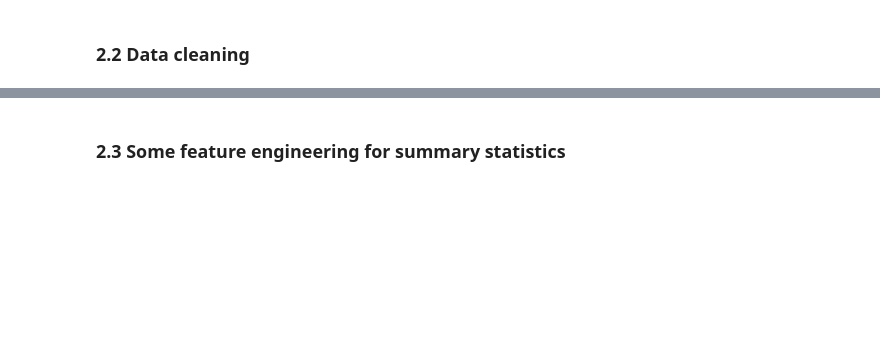
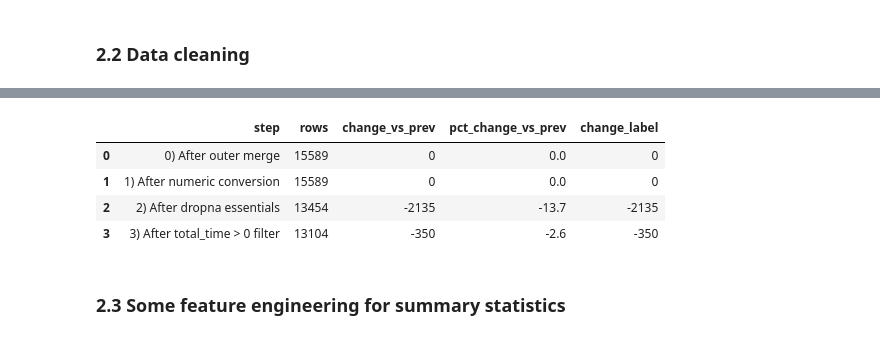
Before and after one commit to Capacesse/NUS-Allrecipes-DataAnalysis-2026, a Jupyter notebook: main_project.ipynb, the cells around one changed output, grey strips where cells are left out. Cells and saved outputs as stored; diff of their text form; code cells hidden in the pictures; blank space fills up the shorter version.

Commit message:
Update notebook content on isolated branch.
Push only main_project.ipynb changes for review without including local comparison files.

Made-with: Cursor

```diff
--- a/main_project.ipynb
+++ b/main_project.ipynb
@@ -82,2 +152,62 @@ Other than empty ratings, time and ingredients using NA, some values in the 'aut
+# %%
+import pandas as pd
+
+# Start fresh from raw merge inputs
+df_step = pd.merge(
+    df_recipes,
+    df_cuisines[['url', 'country']].rename(columns={'country': 'cuisine'}),
+    on='url',
+    how='outer'
+)
+
+audit = []
+def log_step(step_name, frame):
+    audit.append({
+        "step": step_name,
+        "rows": len(frame)
+    })
+
+# Step 0: after merge
+log_step("0) After outer merge", df_step)
+
+# Step 1: numeric conversion (row count usually unchanged)
+num_cols = [
+    "calories", "fat", "carbs", "protein", "avg_rating",
+    "total_ratings", "reviews", "prep_time", "cook_time",
+    "total_time", "servings"
+]
+for col in num_cols:
+    df_step[col] = pd.to_numeric(df_step[col], errors="coerce")
+log_step("1) After numeric conversion", df_step)
+
+# Step 2: drop missing essentials
+df_step = df_step.dropna(subset=[
+    "name", "avg_rating", "ingredients", "prep_time", "cook_time", "total_time"
+])
+log_step("2) After dropna essentials", df_step)
+
+# Step 3: remove total_time <= 0
+df_step = df_step[df_step["total_time"] > 0]
+log_step("3) After total_time > 0 filter", df_step)
+
+# Build summary table
+summary = pd.DataFrame(audit)
+summary["change_vs_prev"] = summary["rows"].diff().fillna(0).astype(int)
+summary["pct_change_vs_prev"] = (
+    summary["rows"].pct_change().fillna(0) * 100
+).round(2)
+
+# Optional: clearer +/- labels
+summary["change_label"] = summary["change_vs_prev"].apply(
+    lambda x: f"+{x}" if x > 0 else str(x)
+)
+
+summary
+# %% [output]
+|  | step | rows | change_vs_prev | pct_change_vs_prev | change_label |
+| 0 | 0) After outer merge | 15589 | 0 | 0.0 | 0 |
+| 1 | 1) After numeric conversion | 15589 | 0 | 0.0 | 0 |
+| 2 | 2) After dropna essentials | 13454 | -2135 | -13.7 | -2135 |
+| 3 | 3) After total_time > 0 filter | 13104 | -350 | -2.6 | -350 |
 # %% [markdown]
 ### 2.3 Some feature engineering for summary statistics
```
Also changed, not shown: parts of 20 cells of this notebook.
